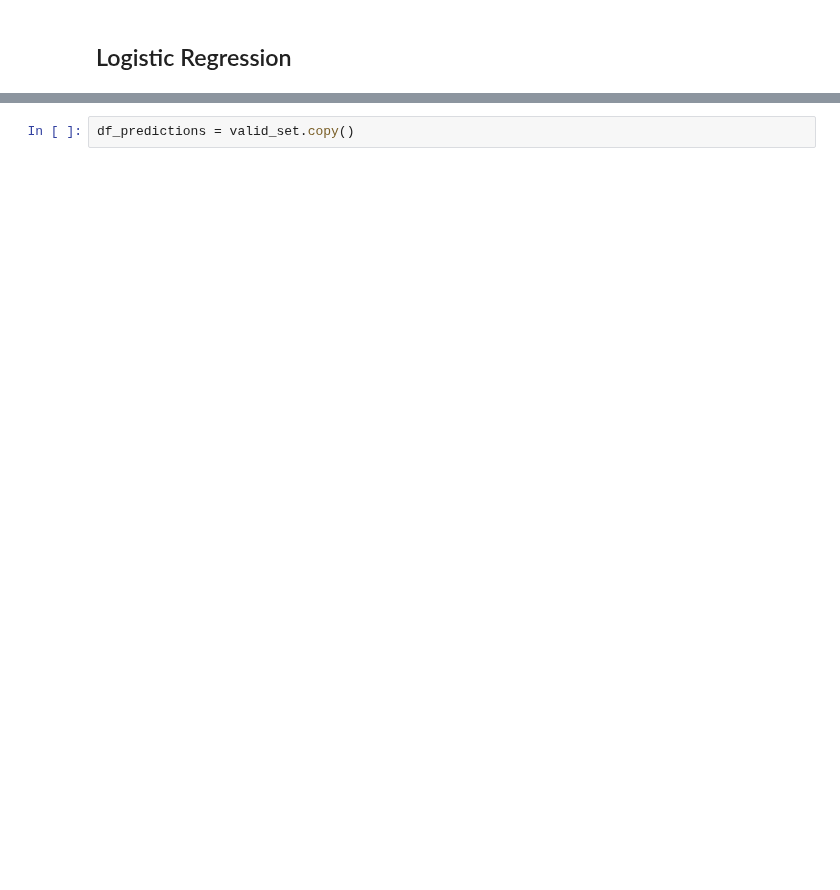
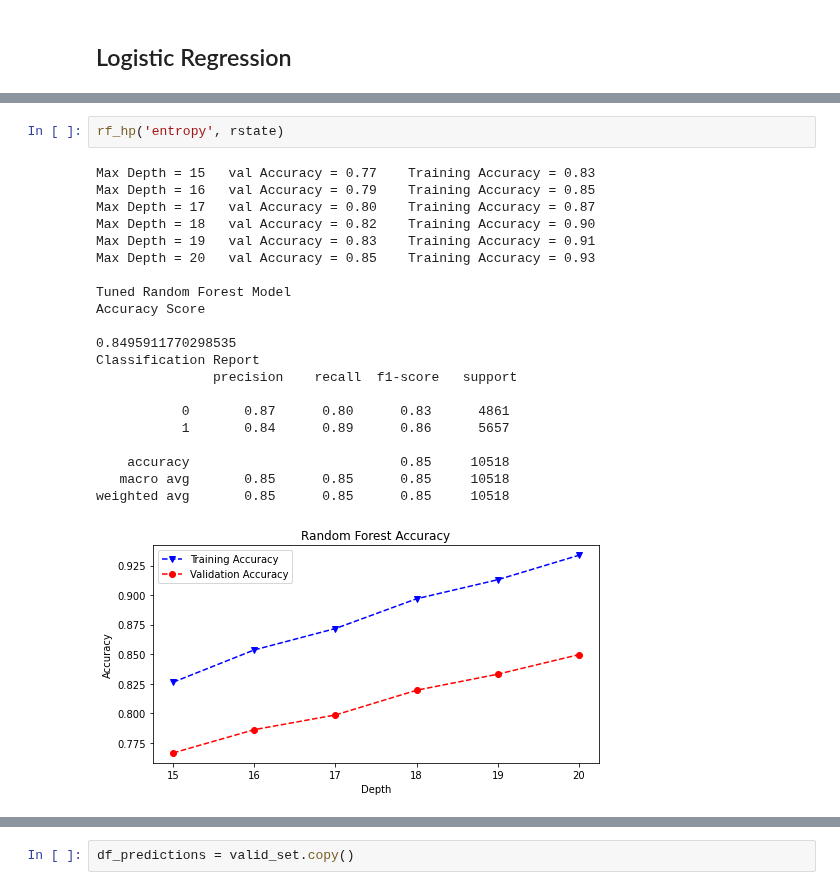
Before and after one commit to MSADS-Capstone/navigating_crime, a Jupyter notebook: Code Library/modeling.ipynb, the cells around one changed output, grey strips where cells are left out. Drawn from its saved outputs; the diff is of its cells as text; blank space fills up the shorter version.

```diff
--- a/Code Library/modeling.ipynb
+++ b/Code Library/modeling.ipynb
@@ -335,0 +275,24 @@ plt.show()
+# %%
+rf_hp('entropy', rstate)
+# %% [output]
+Max Depth = 15   val Accuracy = 0.77    Training Accuracy = 0.83
+Max Depth = 16   val Accuracy = 0.79    Training Accuracy = 0.85
+Max Depth = 17   val Accuracy = 0.80    Training Accuracy = 0.87
+Max Depth = 18   val Accuracy = 0.82    Training Accuracy = 0.90
+Max Depth = 19   val Accuracy = 0.83    Training Accuracy = 0.91
+Max Depth = 20   val Accuracy = 0.85    Training Accuracy = 0.93
+
+Tuned Random Forest Model
+Accuracy Score
+
+0.8495911770298535
+Classification Report
+               precision    recall  f1-score   support
+
+           0       0.87      0.80      0.83      4861
+           1       0.84      0.89      0.86      5657
+
+    accuracy                           0.85     10518
+   macro avg       0.85      0.85      0.85     10518
+weighted avg       0.85      0.85      0.85     10518
+[figure, added]
```
Also changed, not shown: parts of 48 cells of this notebook, 6 other files.
